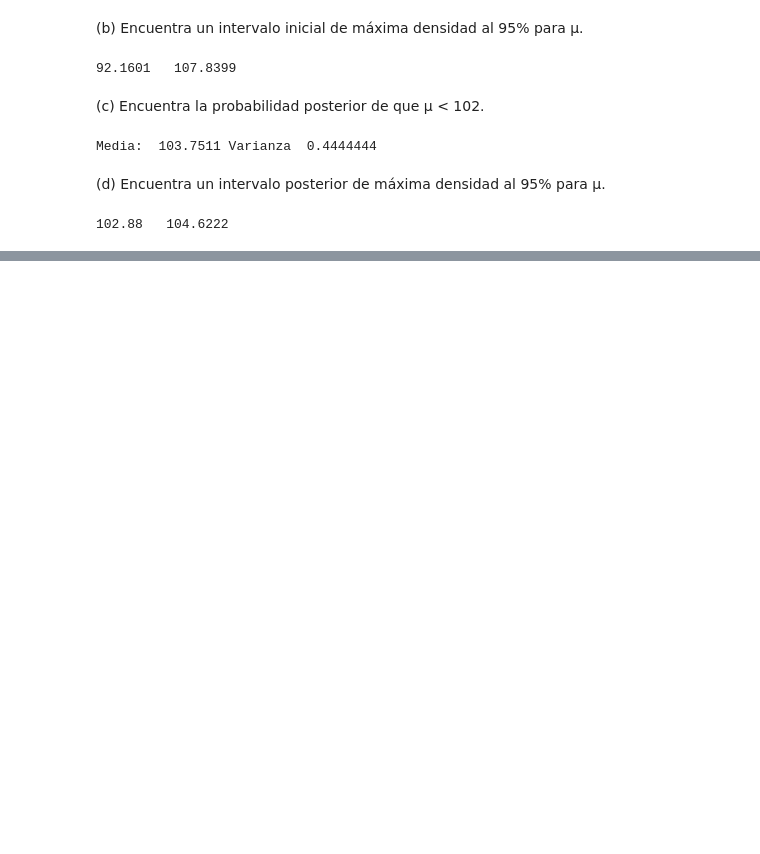
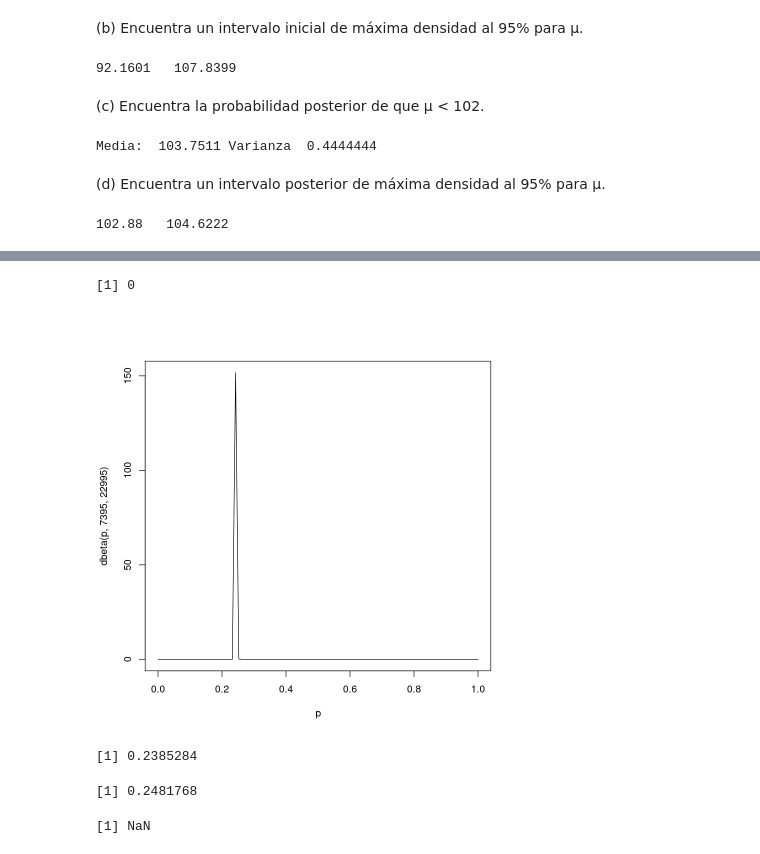
Before and after one commit to nadiasantillan/dana3-estimacion-bayesiana, a Jupyter notebook: unidad2.ipynb, the cells around one changed output, grey strips where cells are left out. Saved outputs shown, nothing was run; the diff lists cells and outputs as text; code cells hidden in the pictures; blank space fills up the shorter version.

```diff
--- a/unidad2.ipynb
+++ b/unidad2.ipynb
@@ -345,0 +391,19 @@ cat(round(qnorm(.025, mp, vp), 4), " ", round(qnorm(.975, mp, vp), 4))
+# %%
+beta(7395, 22995)
+# %% [output]
+[1] 0
+# %%
+p = seq(0, 1, length=100)
+plot(p, dbeta(p, 7395, 22995), type='l')
+# %% [output]
+[figure, added]
+# %%
+qbeta(0.025, 7395, 22995)
+qbeta(0.975, 7395, 22995)
+# %% [output]
+[1] 0.2385284
+[1] 0.2481768
+# %%
+binom(30378,7393)
+# %% [output]
+[1] NaN
```
Also changed, not shown: parts of 8 cells of this notebook.
